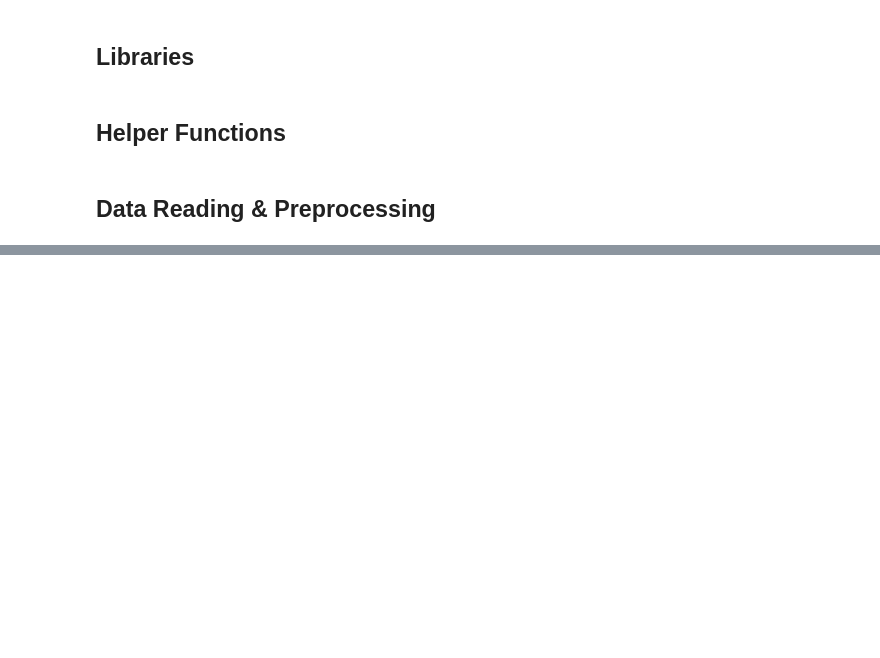
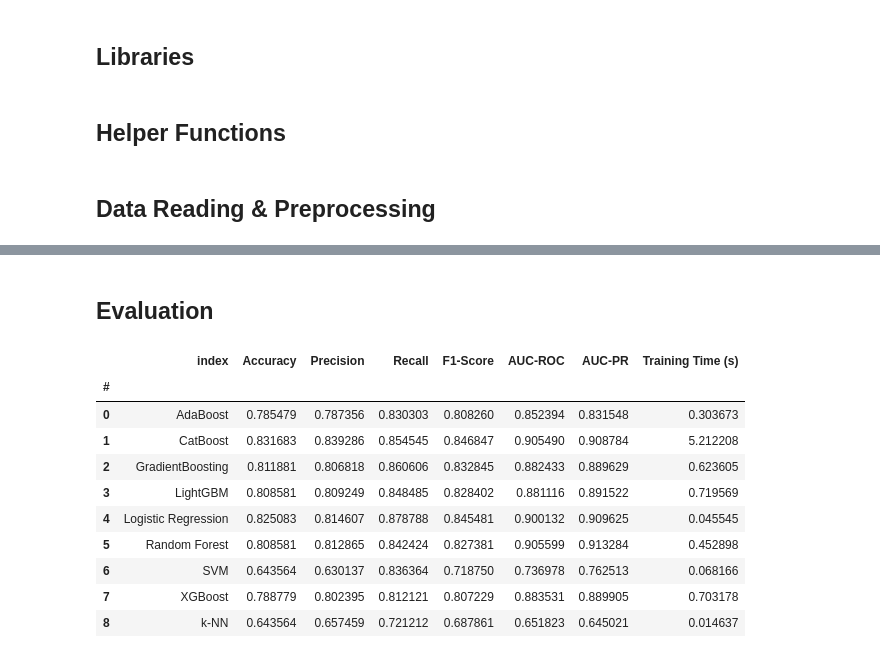
Before and after one commit to cankucukyilmaz/Data_Science, a Jupyter notebook: Supervised_Learning/Classification/Binary_Classification/Heart_Attack_Analysis_and_Prediction/modelling/base_algorithms.ipynb, the cells around one changed output, grey strips where cells are left out. Drawn from its saved outputs; the diff is of its cells as text; code cells hidden in the pictures; blank space fills up the shorter version.

```diff
--- a/Supervised_Learning/Classification/Binary_Classification/Heart_Attack_Analysis_and_Prediction/modelling/base_algorithms.ipynb
+++ b/Supervised_Learning/Classification/Binary_Classification/Heart_Attack_Analysis_and_Prediction/modelling/base_algorithms.ipynb
@@ -55,0 +61,23 @@ y = df["output"]
+# %%
+results_df = pd.DataFrame(columns=['Accuracy', 'Precision', 'Recall', 'F1-Score', 'AUC-ROC', 'AUC-PR', 'Training Time (s)'])
+
+classifiers = {
+    "XGBoost": xgb.XGBClassifier(),
+    "LightGBM": lgb.LGBMClassifier(),
+    "CatBoost": CatBoostClassifier(verbose=0),
+    "AdaBoost": AdaBoostClassifier(),
+    "GradientBoosting": GradientBoostingClassifier(),
+    "SVM": SVC(probability=True),
+    "k-NN": KNeighborsClassifier(),
+    "Random Forest": RandomForestClassifier(),
+    "Logistic Regression": LogisticRegression()
+}
+
+for name, clf in classifiers.items():
+    metrics = train_and_evaluate_classifier(clf, X, y, cv=5)
+    results_df.loc[name] = metrics
+
+results_df.sort_index(inplace=True)
+
+results_df.reset_index(drop=False, inplace=True)
+results_df.index.name = "#"
@@ -55,0 +102,16 @@ y = df["output"]
+# %% [markdown]
+## Evaluation
+# %%
+results_df
+# %% [output]
+|  | index | Accuracy | Precision | Recall | F1-Score | AUC-ROC | AUC-PR | Training Time (s) |
+| # |  |  |  |  |  |  |  |  |
+| 0 | AdaBoost | 0.785479 | 0.787356 | 0.830303 | 0.808260 | 0.852394 | 0.831548 | 0.303673 |
+| 1 | CatBoost | 0.831683 | 0.839286 | 0.854545 | 0.846847 | 0.905490 | 0.908784 | 5.212208 |
+| 2 | GradientBoosting | 0.811881 | 0.806818 | 0.860606 | 0.832845 | 0.882433 | 0.889629 | 0.623605 |
+| 3 | LightGBM | 0.808581 | 0.809249 | 0.848485 | 0.828402 | 0.881116 | 0.891522 | 0.719569 |
+| 4 | Logistic Regression | 0.825083 | 0.814607 | 0.878788 | 0.845481 | 0.900132 | 0.909625 | 0.045545 |
+| 5 | Random Forest | 0.808581 | 0.812865 | 0.842424 | 0.827381 | 0.905599 | 0.913284 | 0.452898 |
+| 6 | SVM | 0.643564 | 0.630137 | 0.836364 | 0.718750 | 0.736978 | 0.762513 | 0.068166 |
+| 7 | XGBoost | 0.788779 | 0.802395 | 0.812121 | 0.807229 | 0.883531 | 0.889905 | 0.703178 |
+| 8 | k-NN | 0.643564 | 0.657459 | 0.721212 | 0.687861 | 0.651823 | 0.645021 | 0.014637 |
```
Also changed, not shown: parts of 3 cells of this notebook, 5 other files.
